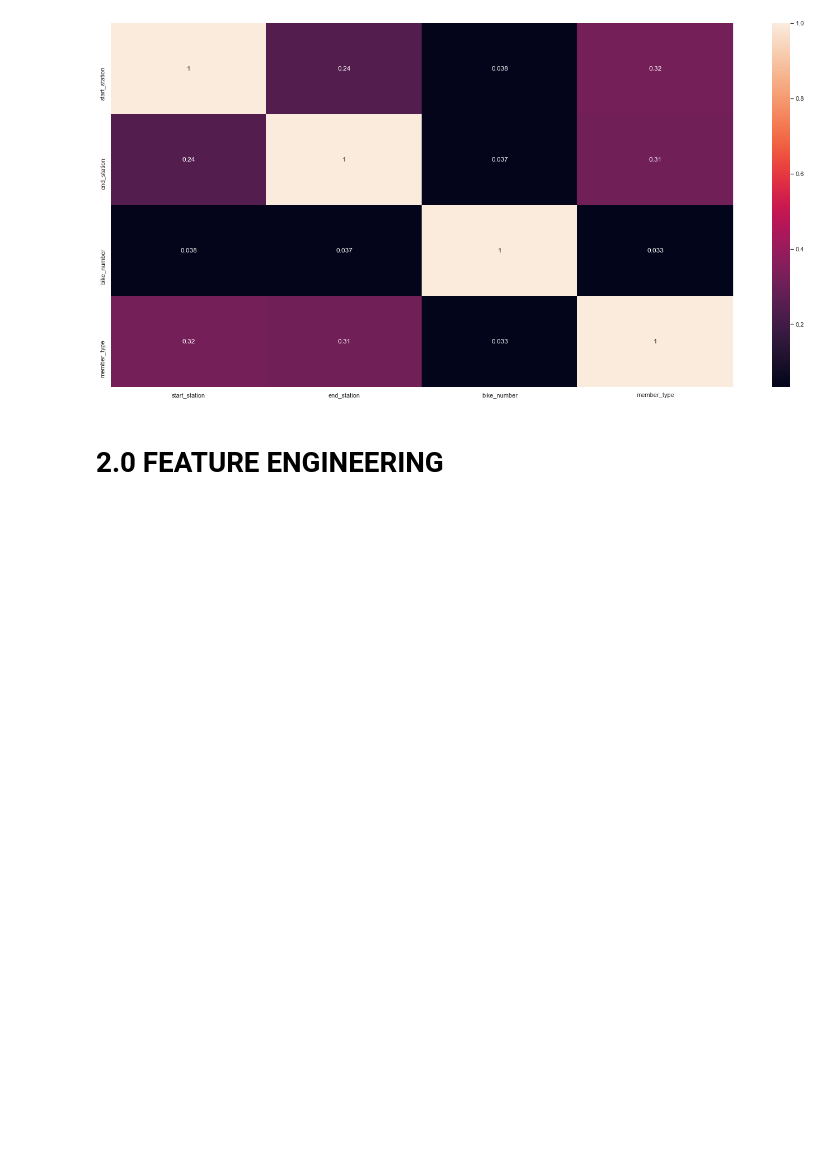
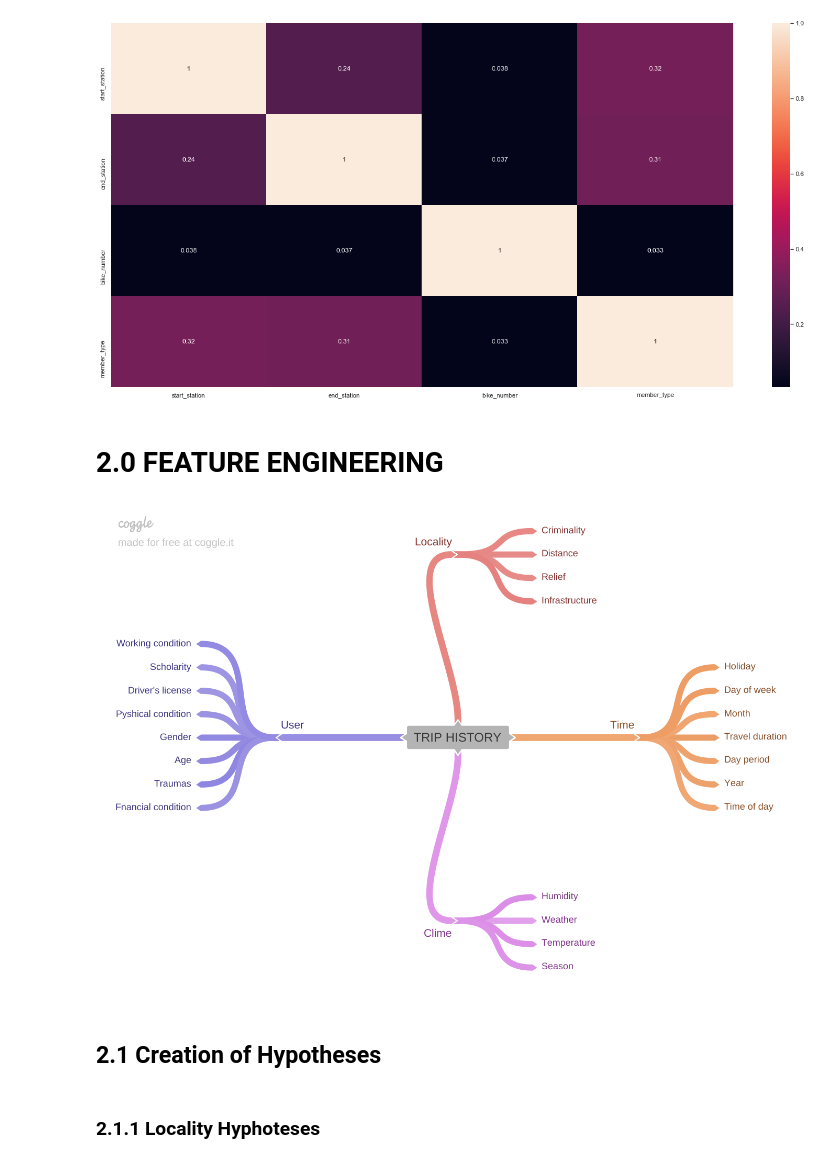
Before and after one commit to panambY/Trip_History, a Jupyter notebook: Trip_History.ipynb, the cells around one changed output. Drawn from its saved outputs; the diff is of its cells as text; code cells hidden in the pictures; blank space fills up the shorter version.

Commit message:
finish creation of hyphoteses

```diff
--- a/Trip_History.ipynb
+++ b/Trip_History.ipynb
@@ -334,3 +334,11 @@ sns.heatmap( d, annot=True )
 # 2.0 FEATURE ENGINEERING
 # %%
 df2 = df1.copy()
+# %%
+Image( "image/Hyphoteses_Map.png")
+# %% [output]
+[figure, added]
+# %% [markdown]
+## 2.1 Creation of Hypotheses
+# %% [markdown]
+### 2.1.1 Locality Hyphoteses
```
Also changed, not shown: parts of 10 cells of this notebook.
